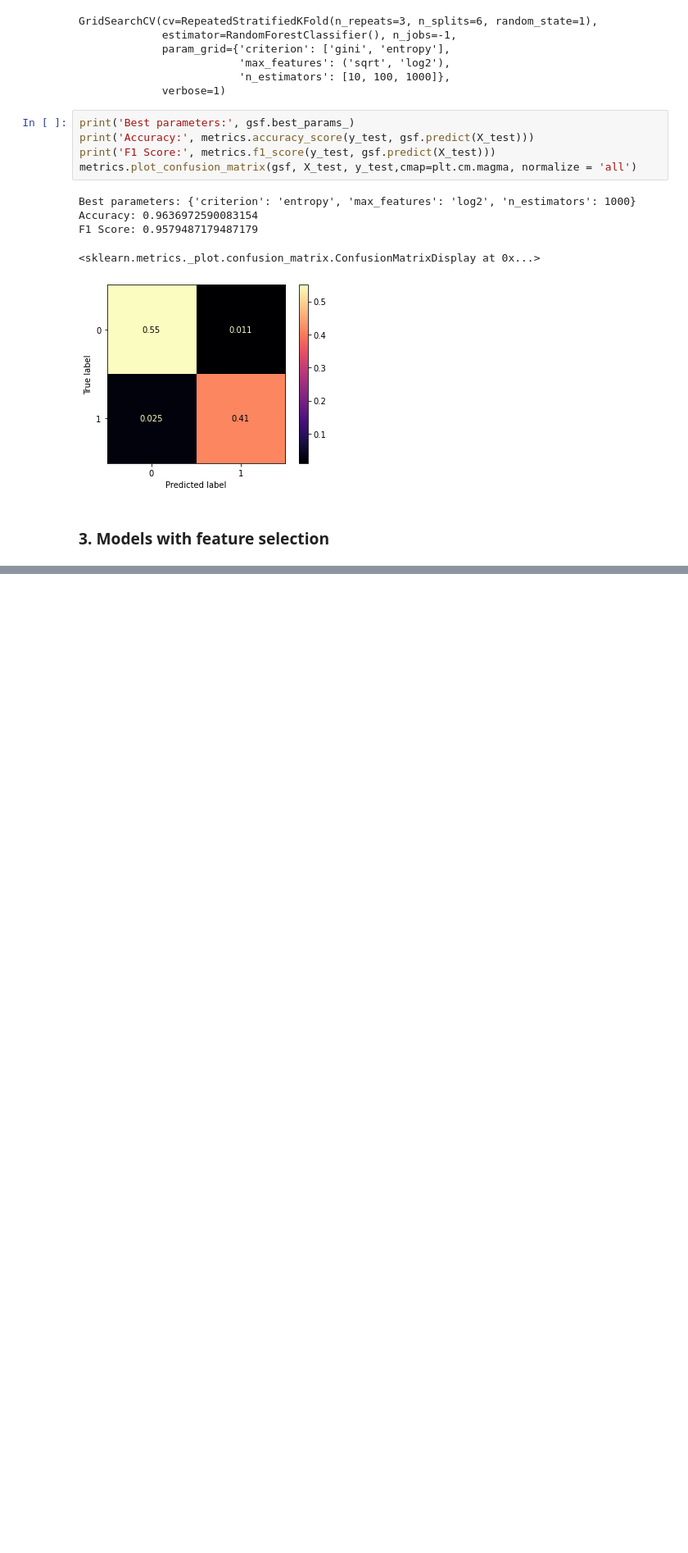
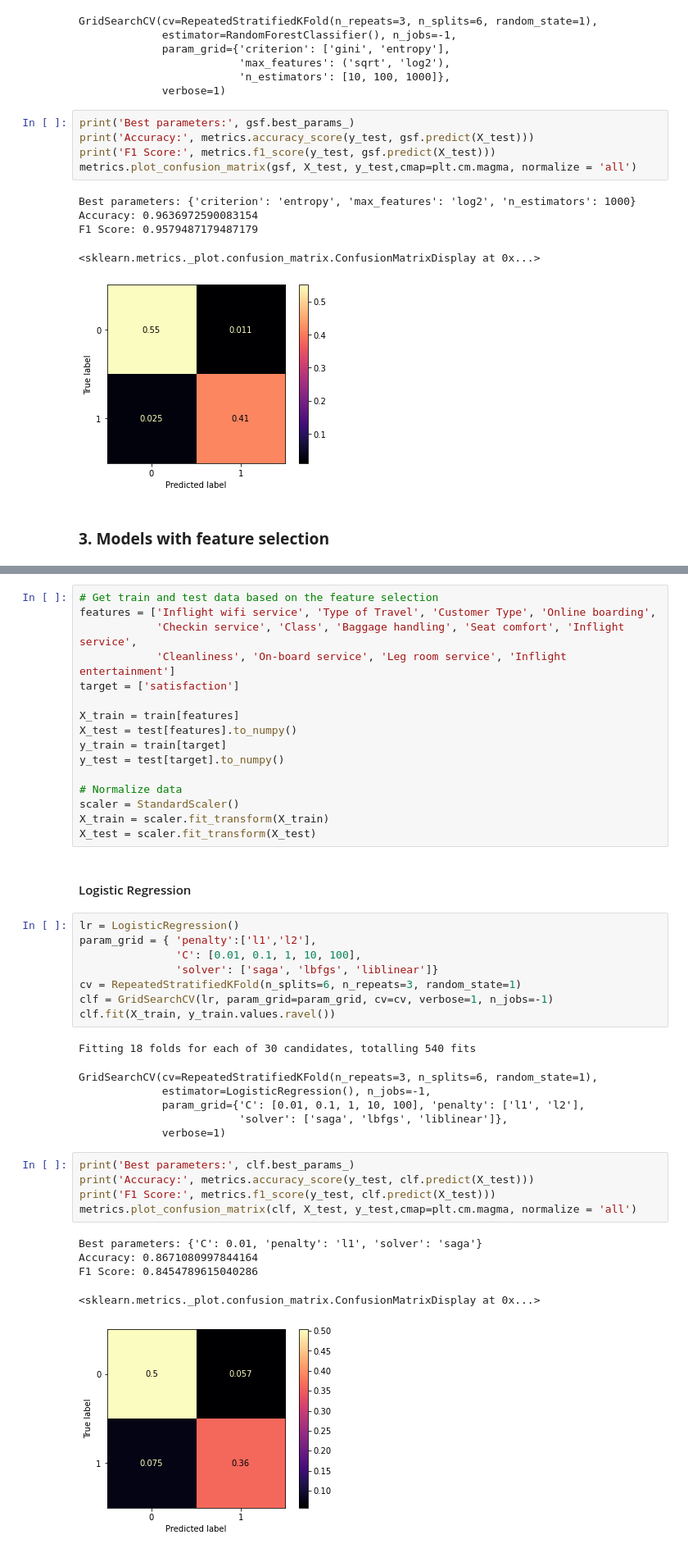
Before and after one commit to Dogecat0/kaggle_projects, a Jupyter notebook: kaggle_airline_passenger_satisfaction/airline_passenger_satisfaction_analysis.ipynb, the cells around one changed output, grey strips where cells are left out. Shown at 82% size. Cells and saved outputs as stored; diff of their text form; blank space fills up the shorter version.

Commit message:
updates to model training (with/out feature selection)

```diff
--- a/kaggle_airline_passenger_satisfaction/airline_passenger_satisfaction_analysis.ipynb
+++ b/kaggle_airline_passenger_satisfaction/airline_passenger_satisfaction_analysis.ipynb
@@ -480,0 +528,44 @@ F1 Score: 0.9579487179487179
+# %%
+# Get train and test data based on the feature selection
+features = ['Inflight wifi service', 'Type of Travel', 'Customer Type', 'Online boarding',
+            'Checkin service', 'Class', 'Baggage handling', 'Seat comfort', 'Inflight service',
+            'Cleanliness', 'On-board service', 'Leg room service', 'Inflight entertainment']
+target = ['satisfaction']
+
+X_train = train[features]
+X_test = test[features].to_numpy()
+y_train = train[target]
+y_test = test[target].to_numpy()
+
+# Normalize data
+scaler = StandardScaler()
+X_train = scaler.fit_transform(X_train)
+X_test = scaler.fit_transform(X_test)
+# %% [markdown]
+#### Logistic Regression
+# %%
+lr = LogisticRegression()
+param_grid = { 'penalty':['l1','l2'],
+               'C': [0.01, 0.1, 1, 10, 100],
+               'solver': ['saga', 'lbfgs', 'liblinear']}
+cv = RepeatedStratifiedKFold(n_splits=6, n_repeats=3, random_state=1)
+clf = GridSearchCV(lr, param_grid=param_grid, cv=cv, verbose=1, n_jobs=-1)
+clf.fit(X_train, y_train.values.ravel())
+# %% [output]
+Fitting 18 folds for each of 30 candidates, totalling 540 fits
+GridSearchCV(cv=RepeatedStratifiedKFold(n_repeats=3, n_splits=6, random_state=1),
+             estimator=LogisticRegression(), n_jobs=-1,
+             param_grid={'C': [0.01, 0.1, 1, 10, 100], 'penalty': ['l1', 'l2'],
+                         'solver': ['saga', 'lbfgs', 'liblinear']},
+             verbose=1)
+# %%
+print('Best parameters:', clf.best_params_)
+print('Accuracy:', metrics.accuracy_score(y_test, clf.predict(X_test)))
+print('F1 Score:', metrics.f1_score(y_test, clf.predict(X_test)))
+metrics.plot_confusion_matrix(clf, X_test, y_test,cmap=plt.cm.magma, normalize = 'all')
+# %% [output]
+Best parameters: {'C': 0.01, 'penalty': 'l1', 'solver': 'saga'}
+Accuracy: 0.8671080997844164
+F1 Score: 0.8454789615040286
+<sklearn.metrics._plot.confusion_matrix.ConfusionMatrixDisplay at 0x...>
+[figure, added]
```
Also changed, not shown: parts of 23 cells of this notebook, 2 other files.
